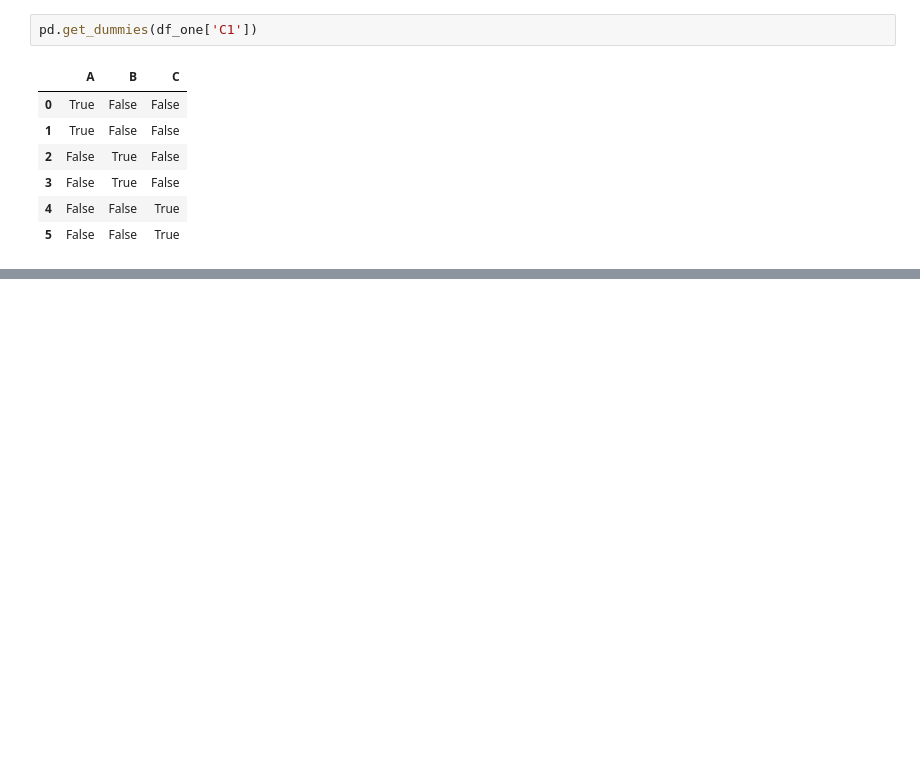
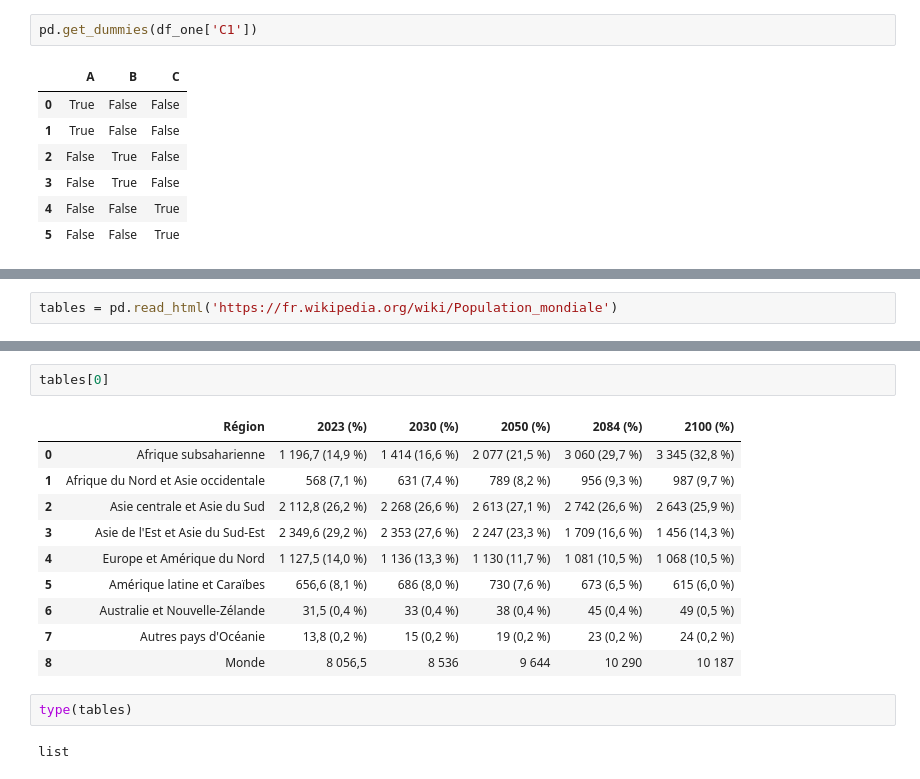
Before and after one commit to diamanka-sn/Deep_learning_Tensorflow_Keras, a Jupyter notebook: pandas.ipynb, the cells around one changed output, grey strips where cells are left out. Cells and saved outputs as stored; diff of their text form; blank space fills up the shorter version.

Commit message:
Series pandas Dataframes Données Manquantes Operations avec GroupBy Operations pandas Data input et output

```diff
--- a/pandas.ipynb
+++ b/pandas.ipynb
@@ -624,0 +651,2 @@ pd.get_dummies(df_one['C1'])
+# %%
+tables = pd.read_html('https://fr.wikipedia.org/wiki/Population_mondiale')
@@ -624,0 +673,17 @@ pd.get_dummies(df_one['C1'])
+# %%
+tables[0]
+# %% [output]
+|  | Région | 2023 (%) | 2030 (%) | 2050 (%) | 2084 (%) | 2100 (%) |
+| 0 | Afrique subsaharienne | 1 196,7 (14,9 %) | 1 414 (16,6 %) | 2 077 (21,5 %) | 3 060 (29,7 %) | 3 345 (32,8 %) |
+| 1 | Afrique du Nord et Asie occidentale | 568 (7,1 %) | 631 (7,4 %) | 789 (8,2 %) | 956 (9,3 %) | 987 (9,7 %) |
+| 2 | Asie centrale et Asie du Sud | 2 112,8 (26,2 %) | 2 268 (26,6 %) | 2 613 (27,1 %) | 2 742 (26,6 %) | 2 643 (25,9 %) |
+| 3 | Asie de l'Est et Asie du Sud-Est | 2 349,6 (29,2 %) | 2 353 (27,6 %) | 2 247 (23,3 %) | 1 709 (16,6 %) | 1 456 (14,3 %) |
+| 4 | Europe et Amérique du Nord | 1 127,5 (14,0 %) | 1 136 (13,3 %) | 1 130 (11,7 %) | 1 081 (10,5 %) | 1 068 (10,5 %) |
+| 5 | Amérique latine et Caraïbes | 656,6 (8,1 %) | 686 (8,0 %) | 730 (7,6 %) | 673 (6,5 %) | 615 (6,0 %) |
+| 6 | Australie et Nouvelle-Zélande | 31,5 (0,4 %) | 33 (0,4 %) | 38 (0,4 %) | 45 (0,4 %) | 49 (0,5 %) |
+| 7 | Autres pays d'Océanie | 13,8 (0,2 %) | 15 (0,2 %) | 19 (0,2 %) | 23 (0,2 %) | 24 (0,2 %) |
+| 8 | Monde | 8 056,5 | 8 536 | 9 644 | 10 290 | 10 187 |
+# %%
+type(tables)
+# %% [output]
+list
```
Also changed, not shown: parts of 7 cells of this notebook.
